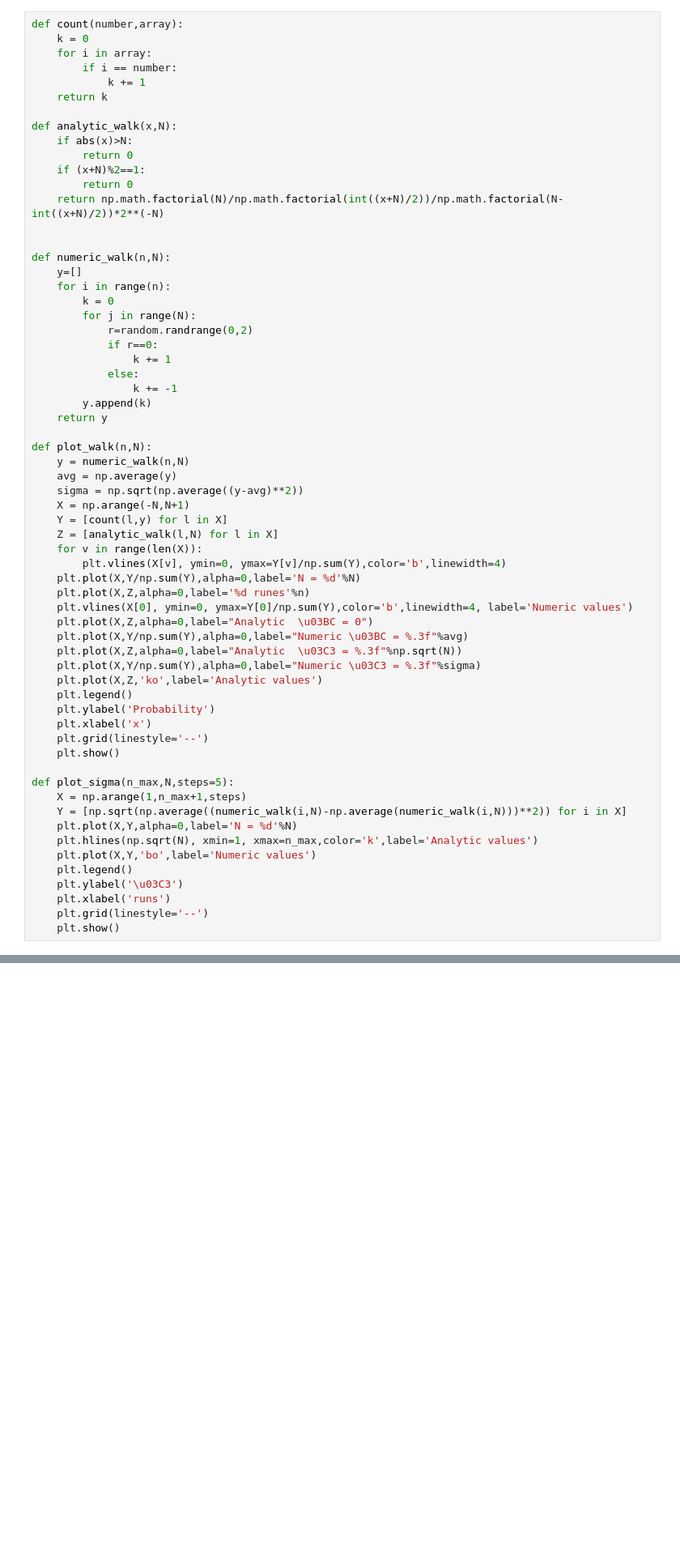
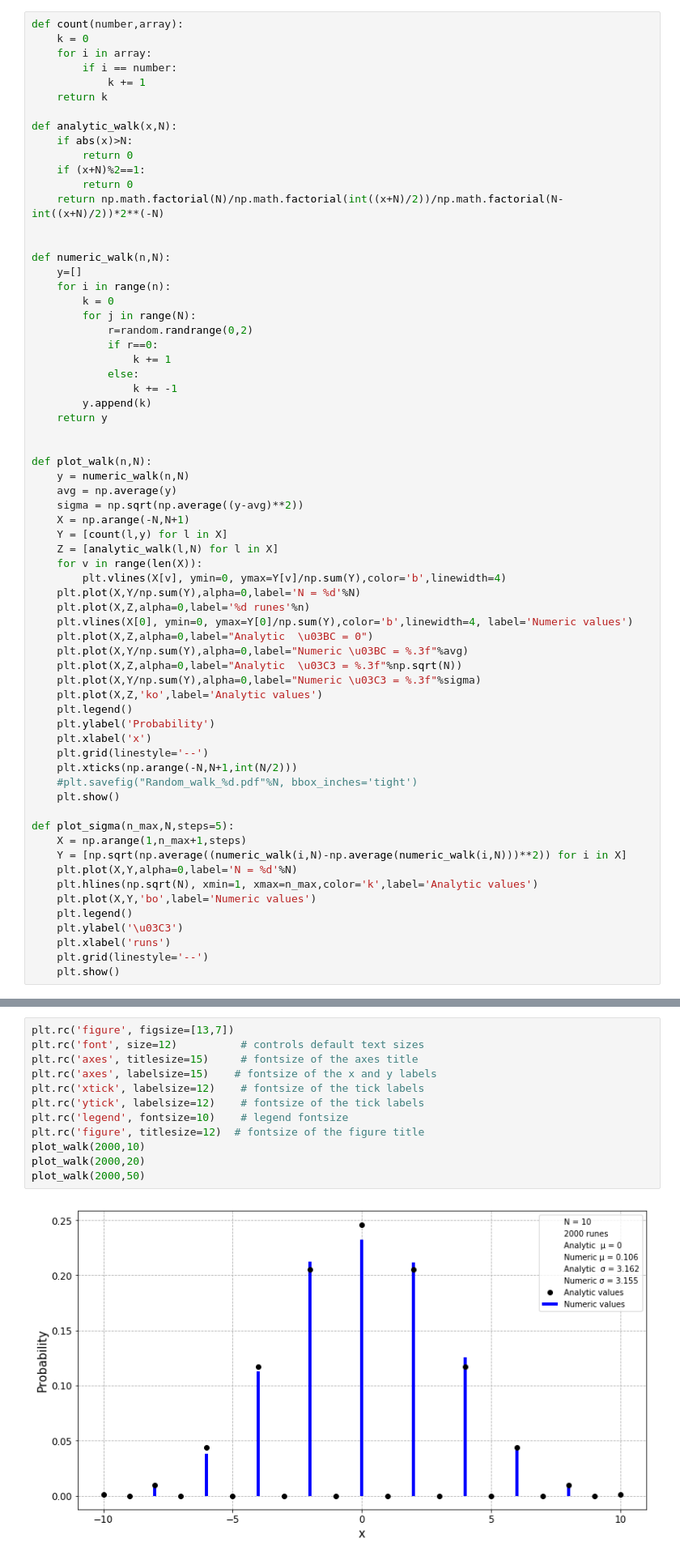
Before and after one commit to gnrraphi/5Semester, a Jupyter notebook: Random_walk.ipynb, the cells around one changed output, grey strips where cells are left out. Shown at 81% size. Cells and saved outputs as stored; diff of their text form; blank space fills up the shorter version.

```diff
--- a/Random_walk.ipynb
+++ b/Random_walk.ipynb
@@ -31,6 +31,7 @@ def numeric_walk(n,N):
         y.append(k)
     return y
 
+
 def plot_walk(n,N):
     y = numeric_walk(n,N)
     avg = np.average(y)
@@ -52,6 +53,8 @@ def plot_walk(n,N):
     plt.ylabel('Probability')
     plt.xlabel('x')
     plt.grid(linestyle='--')
+    plt.xticks(np.arange(-N,N+1,int(N/2)))
+    #plt.savefig("Random_walk_%d.pdf"%N, bbox_inches='tight')
     plt.show()
 
 def plot_sigma(n_max,N,steps=5):
@@ -76,0 +71,14 @@ plot_walk(2000,50)
+# %%
+plt.rc('figure', figsize=[13,7])
+plt.rc('font', size=12)          # controls default text sizes
+plt.rc('axes', titlesize=15)     # fontsize of the axes title
+plt.rc('axes', labelsize=15)    # fontsize of the x and y labels
+plt.rc('xtick', labelsize=12)    # fontsize of the tick labels
+plt.rc('ytick', labelsize=12)    # fontsize of the tick labels
+plt.rc('legend', fontsize=10)    # legend fontsize
+plt.rc('figure', titlesize=12)  # fontsize of the figure title
+plot_walk(2000,10)
+plot_walk(2000,20)
+plot_walk(2000,50)
+# %% [output]
+[figure, added]
```
Also changed, not shown: parts of 2 cells of this notebook, 1 other file.
